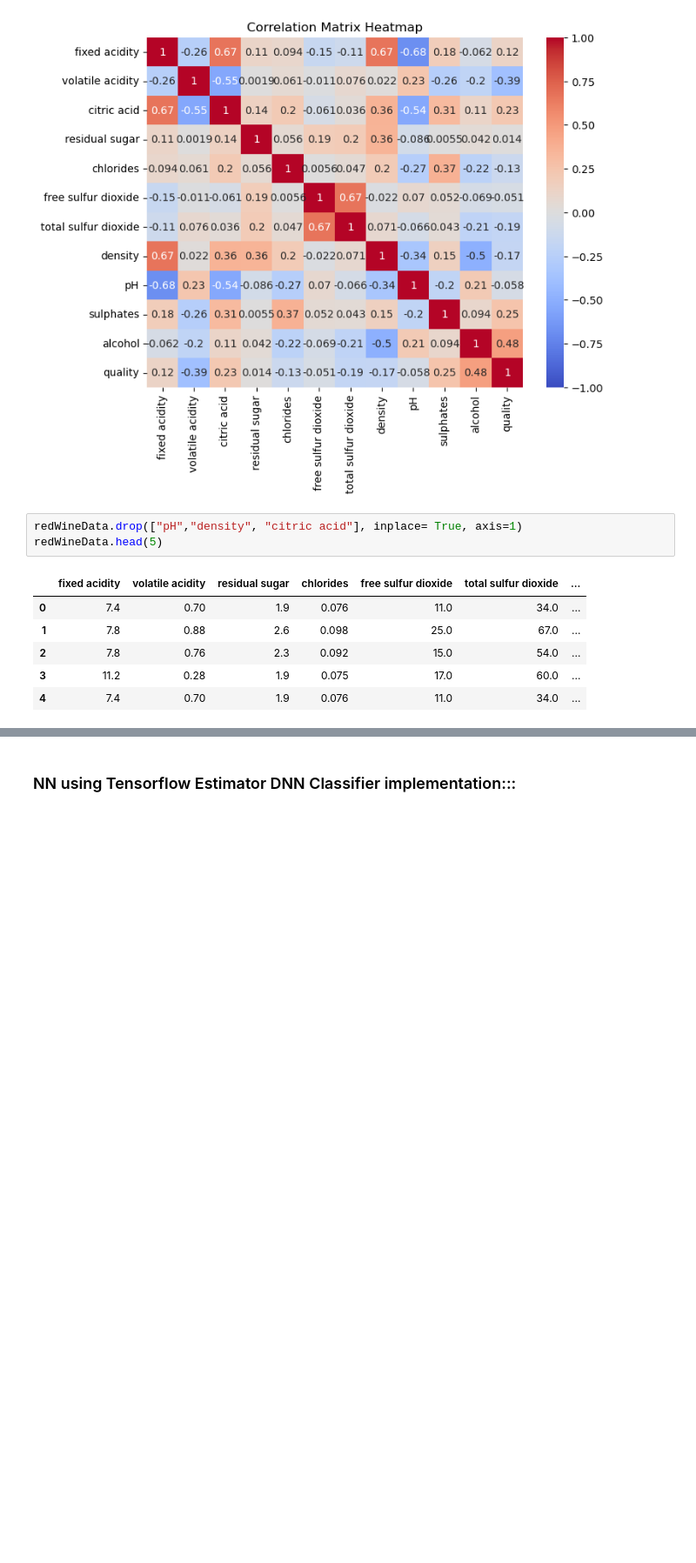
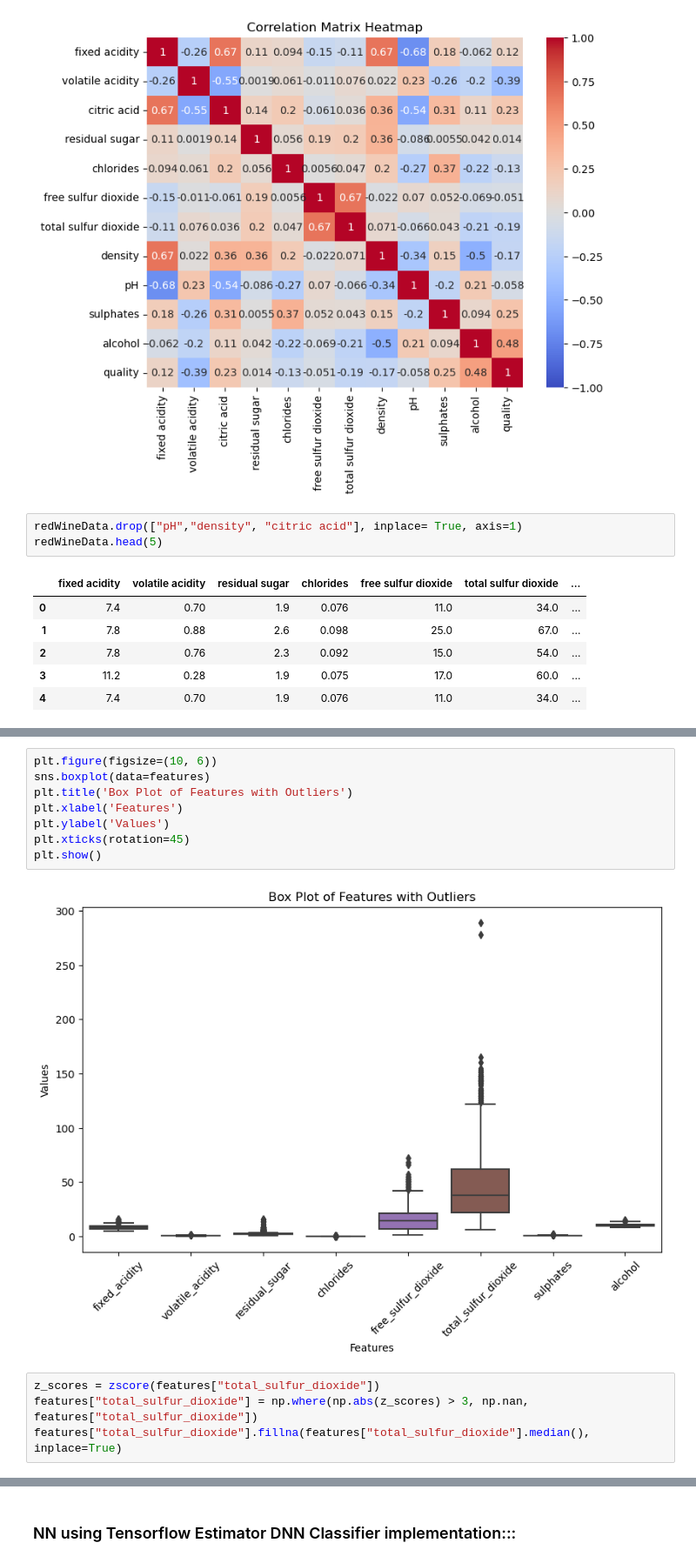
Before and after one commit to aacict/Red-wine-quality-classifier-NN, a Jupyter notebook: Code.ipynb, the cells around one changed output, grey strips where cells are left out. Shown at 87% size. Drawn from its saved outputs; the diff is of its cells as text; blank space fills up the shorter version.

```diff
--- a/Code.ipynb
+++ b/Code.ipynb
@@ -101,0 +125,14 @@ plt.show()
+# %%
+plt.figure(figsize=(10, 6))
+sns.boxplot(data=features)
+plt.title('Box Plot of Features with Outliers')
+plt.xlabel('Features')
+plt.ylabel('Values')
+plt.xticks(rotation=45)
+plt.show()
+# %% [output]
+[figure, added]
+# %%
+z_scores = zscore(features["total_sulfur_dioxide"])
+features["total_sulfur_dioxide"] = np.where(np.abs(z_scores) > 3, np.nan, features["total_sulfur_dioxide"])
+features["total_sulfur_dioxide"].fillna(features["total_sulfur_dioxide"].median(), inplace=True)
```
Also changed, not shown: parts of 19 cells of this notebook.
